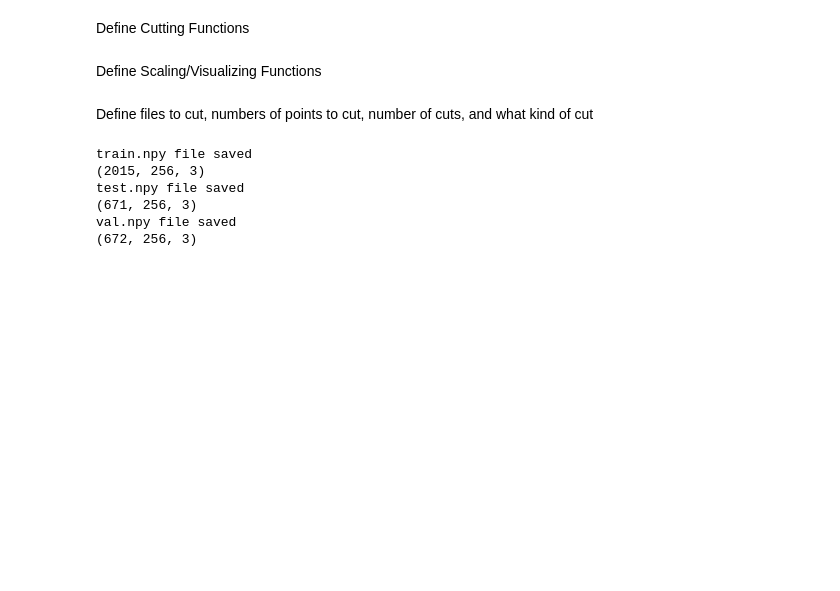
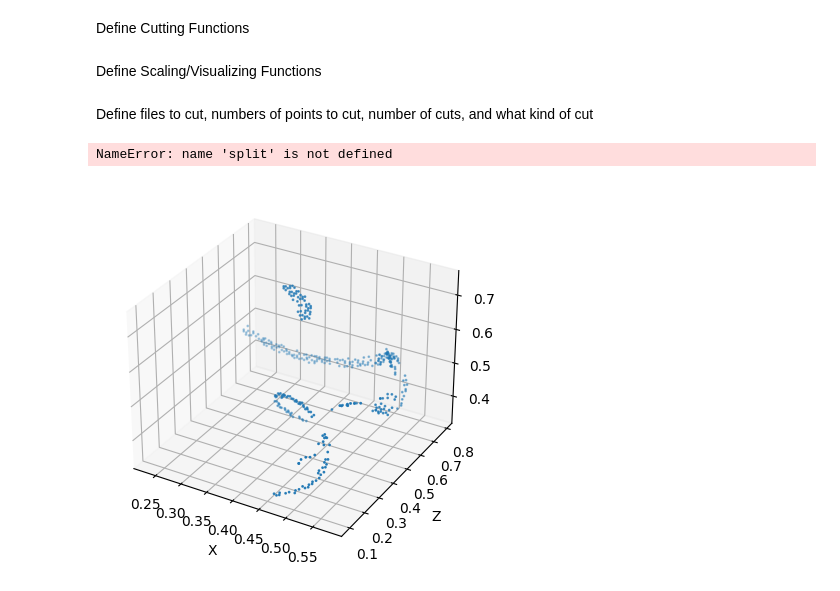
Before and after one commit to alpha-davidson/ATTPCPoinTr, a Jupyter notebook: data/slice_data.ipynb, the cells around one changed output. Cells and saved outputs as stored; diff of their text form; code cells hidden in the pictures; blank space fills up the shorter version.

```diff
--- a/data/slice_data.ipynb
+++ b/data/slice_data.ipynb
@@ -237,8 +237,8 @@ Define files to cut, numbers of points to cut, number of cuts, and what kind of
 # %%
 # Set Cutting Parameters
 nComplete = 512
-nCut = 256
-num_cuts = 2
+nCut = 128
+num_cuts = 1
 
 # Set Cut Type
 rand = True
@@ -251,14 +251,12 @@ if half:
 include_qs = False
 
 assert os.getcwd() == '/home/DAVIDSON/bewagner/summer2023/ATTPCPoinTr/data', f'Current Working Directory == {os.getcwd()}'
-root = os.getcwd() + f'/Mg22-Ne20pp/simulated/{nComplete}c/'
+root = os.getcwd() + f'/22Mg-16O-combo/'
 
 # Set Files to Cut
-files = [root+'Mg22_size512_convertXYZQ_train.npy',
-         root+'Mg22_size512_convertXYZQ_test.npy',
-         root+'Mg22_size512_convertXYZQ_val.npy']
+files = [root+'all_my_events.npy']
 
-out_root = os.getcwd() + f'/Mg22-Ne20pp/simulated/{nComplete}c/{nComplete - nCut}p/'
+out_root = os.getcwd() + f'/22Mg-16O-combo/'
 # %%
 for file in files:
 
@@ -301,31 +299,30 @@ for file in files:
         sliced_file = np.vstack((sliced_file, sliced_event))
 
 
-    if 'train' in file:
-        split = 'train.npy'
-        # unscaled_vis(up_scale(sliced_file[2], scaleQ=False), showcolor=False)
-        # unscaled_vis(up_scale(f[2], scaleQ=False), showcolor=False)
-    elif 'test' in file:
-        split = 'test.npy'
-        # scaled_vis(up_scale(sliced_file[0]))
-        # scaled_vis(up_scale(f[0]))
-    elif 'val' in file:
-        split = 'val.npy'
-        # scaled_vis(up_scale(sliced_file[0]))
-        # scaled_vis(up_scale(f[0]))
+    # if 'train' in file:
+    #     split = 'train.npy'
+    #     # unscaled_vis(up_scale(sliced_file[2], scaleQ=False), showcolor=False)
+    #     # unscaled_vis(up_scale(f[2], scaleQ=False), showcolor=False)
+    # elif 'test' in file:
+    #     split = 'test.npy'
+    #     # scaled_vis(up_scale(sliced_file[0]))
+    #     # scaled_vis(up_scale(f[0]))
+    # elif 'val' in file:
+    #     split = 'val.npy'
+    #     # scaled_vis(up_scale(sliced_file[0]))
+    #     # scaled_vis(up_scale(f[0]))
 
     if mid:
         np.save(f'{out_root}mid_cut_Mg22_{split}', sliced_file)
     elif rand:
-        np.save(f'{out_root}{num_cuts}cut_rand_Mg22_{split}', sliced_file)
+        np.save(f'{out_root}all_my_cut_events.npy', sliced_file)
     elif half:
         np.save(f'{out_root}half_cut_Mg22_{split}', sliced_file)
     print(f'{split} file saved')
     print(sliced_file.shape)
 # %% [output]
-train.npy file saved
-(2015, 256, 3)
-test.npy file saved
-(671, 256, 3)
-val.npy file saved
-(672, 256, 3)
+NameError: name 'split' is not defined
+# %%
+unscaled_vis(np.load(out_root+'mid_cut_Mg22_'+split)[0], showcolor=False)
+# %% [output]
+[figure, added]
```
Also changed, not shown: parts of 2 cells of this notebook, 2 other files.
